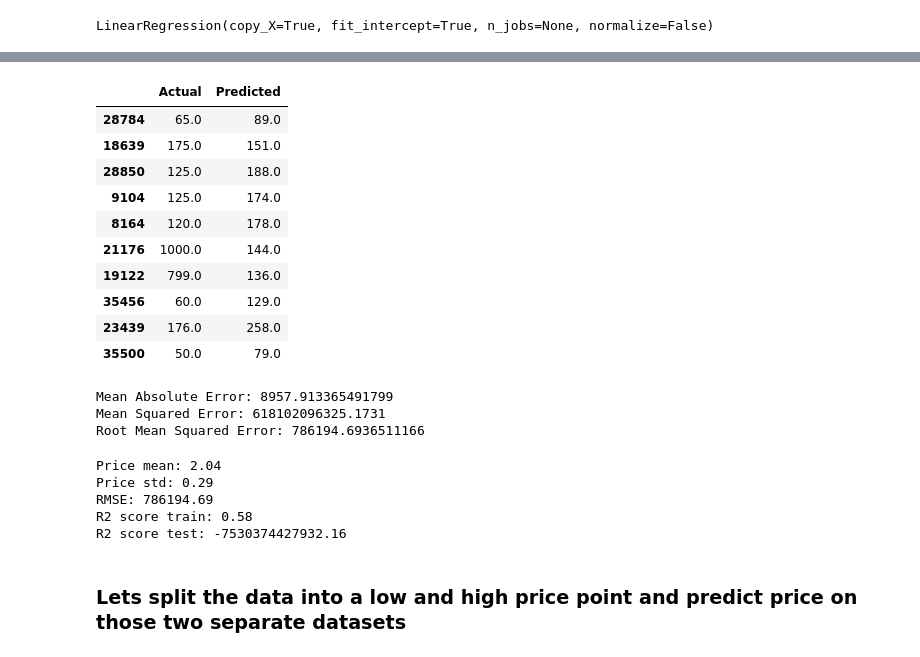
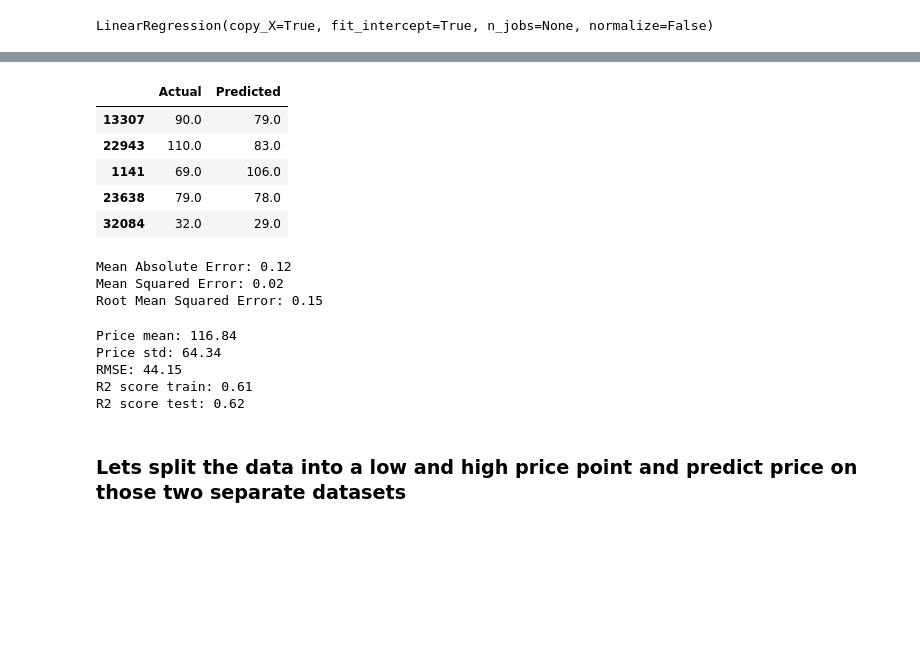
Before and after one commit to ajeustis/NYC-Airbnb-Listing-Analysis, a Jupyter notebook: Capstone 2 NYC Statistics.ipynb, the cells around one changed output, grey strips where cells are left out. Cells and saved outputs as stored; diff of their text form; code cells hidden in the pictures; blank space fills up the shorter version.

```diff
--- a/Capstone 2 NYC Statistics.ipynb
+++ b/Capstone 2 NYC Statistics.ipynb
@@ -80,14 +102,17 @@ X
 # %%
 # Gather predicted variable (price) and log transform it
-y = pd.DataFrame(nyc_copy, columns = ['price'])
+y = pd.DataFrame(nyc_price, columns = ['price'])
 y = np.log10(y['price'])
+# %%
+# Standardize variables
+standardized_X = preprocessing.scale(X)
 # %% [markdown]
 ### Perform Regression
 # %%
 # Perform regression, get r square
 regressor = LinearRegression()
-regressor.fit(X, y)
+regressor.fit(standardized_X, y)
 
-r_sq = regressor.score(X, y)
-print('coefficient of determination:', r_sq)
+r_sq = regressor.score(standardized_X, y)
+print('coefficient of determination:', round(r_sq,2))
 # %% [output]
@@ -150,7 +187,7 @@ Mean Average Percent Error: 0.0667814952832297
 # %% [markdown]
 ### Split into train and test sets
 # %%
-X_train, X_test, y_train, y_test = train_test_split(X, y, test_size=0.2, random_state=0)
+X_train, X_test, y_train, y_test = train_test_split(standardized_X, y, test_size=0.2, random_state=0)
 # %%
 regressor = LinearRegression()
 regressor.fit(X_train, y_train) # training the algorithm
@@ -178,39 +215,34 @@ y_pred = regressor.predict(X_test)
 # %%
 df = pd.DataFrame({'Actual': np.round(10 ** y_test, 0),
                    'Predicted': np.round(10 ** y_pred, 0)})
-df.head(10)
+df.head()
 # %% [output]
 |  | Actual | Predicted |
-| 28784 | 65.0 | 89.0 |
-| 18639 | 175.0 | 151.0 |
-| 28850 | 125.0 | 188.0 |
-| 9104 | 125.0 | 174.0 |
-| 8164 | 120.0 | 178.0 |
-| 21176 | 1000.0 | 144.0 |
-| 19122 | 799.0 | 136.0 |
-| 35456 | 60.0 | 129.0 |
-| 23439 | 176.0 | 258.0 |
-| 35500 | 50.0 | 79.0 |
+| 13307 | 90.0 | 79.0 |
+| 22943 | 110.0 | 83.0 |
+| 1141 | 69.0 | 106.0 |
+| 23638 | 79.0 | 78.0 |
+| 32084 | 32.0 | 29.0 |
 # %%
-print('Mean Absolute Error:', metrics.mean_absolute_error(y_test, y_pred))
-print('Mean Squared Error:', metrics.mean_squared_error(y_test, y_pred))
-print('Root Mean Squared Error:', np.sqrt(metrics.mean_squared_error(y_test, y_pred)))
+print('Mean Absolute Error:', round(metrics.mean_absolute_error(y_test, y_pred),2))
+print('Mean Squared Error:', round(metrics.mean_squared_error(y_test, y_pred),2))
+print('Root Mean Squared Error:', round(np.sqrt(metrics.mean_squared_error(y_test, y_pred)),2))
 # %% [output]
-Mean Absolute Error: 8957.913365491799
-Mean Squared Error: 618102096325.1731
-Root Mean Squared Error: 786194.6936511166
+Mean Absolute Error: 0.12
+Mean Squared Error: 0.02
+Root Mean Squared Error: 0.15
 # %%
-print('Price mean:', np.round(np.mean(y), 2))
-print('Price std:', np.round(np.std(y), 2))
-print('RMSE:', np.round(np.sqrt(metrics.mean_squared_error(y_test, regressor.predict(X_test))), 2))
+print('Price mean:', np.round(np.mean(10**y), 2))
+print('Price std:', np.round(np.std(10**y), 2))
+print('RMSE:', np.round(np.sqrt(metrics.mean_squared_error(10**y_test, 10**regressor.predict(X_test))), 2))
 print('R2 score train:', np.round(r2_score(y_train, regressor.predict(X_train), multioutput='variance_weighted'), 2))
 print('R2 score test:', np.round(r2_score(y_test, regressor.predict(X_test), multioutput='variance_weighted'), 2))
 # %% [output]
-Price mean: 2.04
-Price std: 0.29
-RMSE: 786194.69
-R2 score train: 0.58
-R2 score test: -7530374427932.16
+Price mean: 116.84
+Price std: 64.34
+RMSE: 44.15
+R2 score train: 0.61
+R2 score test: 0.62
 # %% [markdown]
 ### Lets split the data into a low and high price point and predict price on those two separate datasets
 # %%
```
Also changed, not shown: parts of 44 cells of this notebook.
